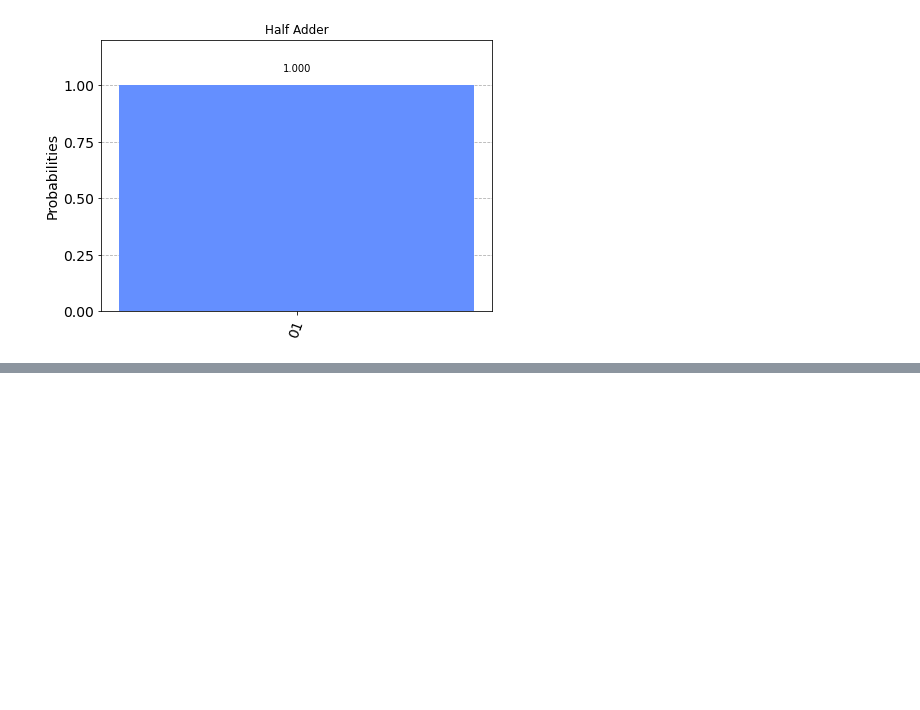
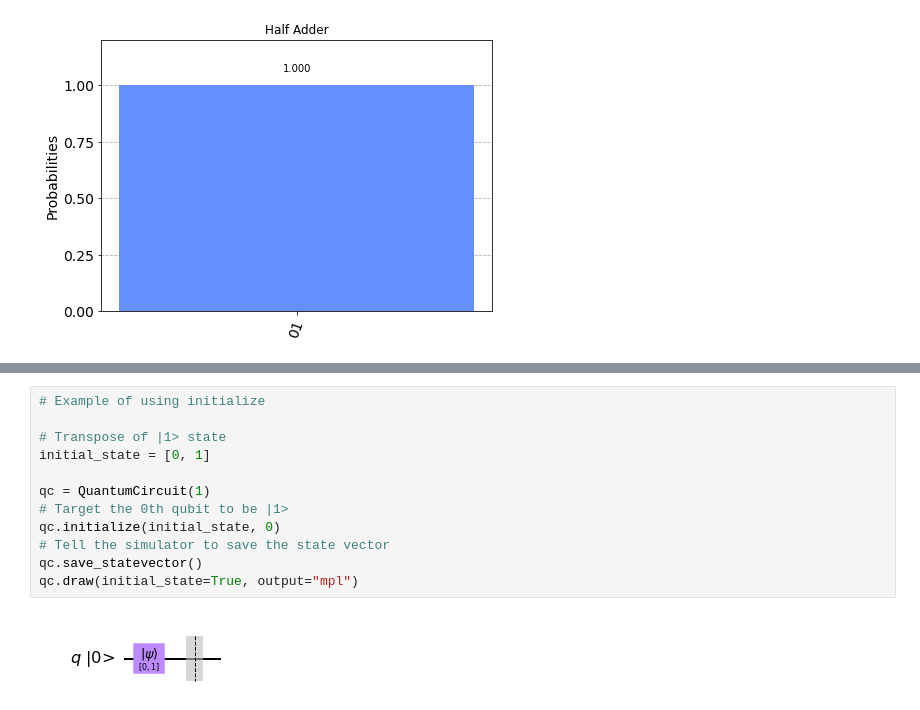
Before and after one commit to nurriol2/qc-course, a Jupyter notebook: notebooks/ch1.ipynb, the cells around one changed output, grey strips where cells are left out. Cells and saved outputs as stored; diff of their text form; blank space fills up the shorter version.

```diff
--- a/notebooks/ch1.ipynb
+++ b/notebooks/ch1.ipynb
@@ -283,0 +294,14 @@ plot_histogram(half_adder_counts, title="Half Adder")
+# %%
+# Example of using initialize
+
+# Transpose of |1> state
+initial_state = [0, 1]
+
+qc = QuantumCircuit(1)
+# Target the 0th qubit to be |1>
+qc.initialize(initial_state, 0)
+# Tell the simulator to save the state vector
+qc.save_statevector()
+qc.draw(initial_state=True, output="mpl")
+# %% [output]
+[figure, added]
```
Also changed, not shown: parts of 16 cells of this notebook.
